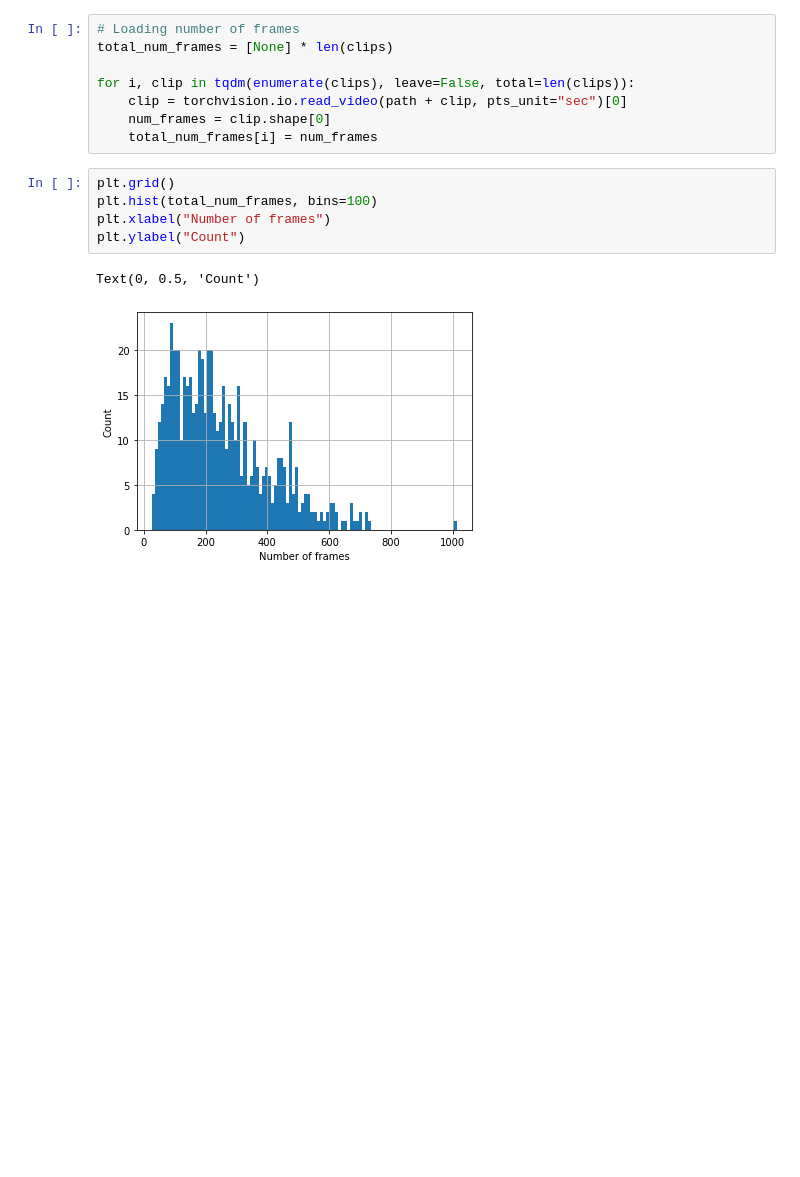
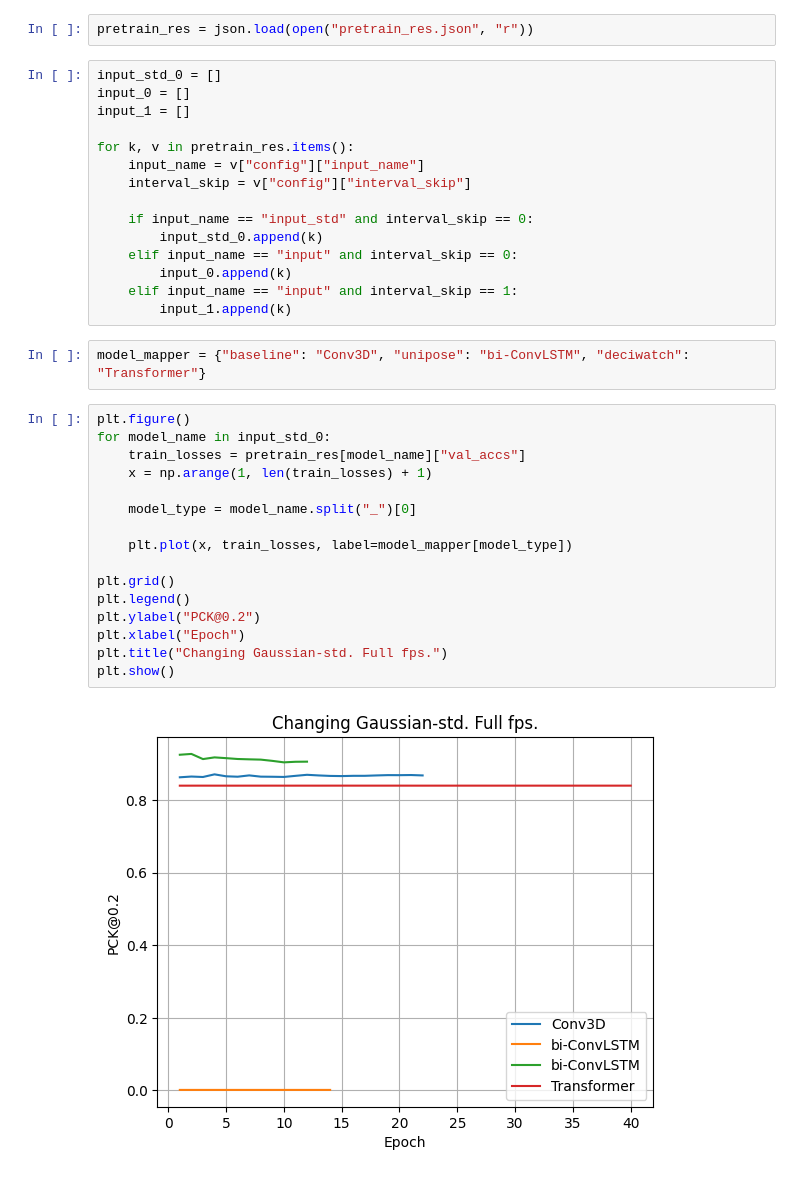
Before and after one commit to AndreOskarAndersen/master_thesis, a Jupyter notebook: src/visualization/data.ipynb, the cells around one changed output. Cells and saved outputs as stored; diff of their text form; blank space fills up the shorter version.

```diff
--- a/src/visualization/data.ipynb
+++ b/src/visualization/data.ipynb
@@ -10,16 +5,37 @@ clips = os.listdir(path)
-# %%
-# Loading number of frames
-total_num_frames = [None] * len(clips)
-
-for i, clip in tqdm(enumerate(clips), leave=False, total=len(clips)):
-    clip = torchvision.io.read_video(path + clip, pts_unit="sec")[0]
-    num_frames = clip.shape[0]
-    total_num_frames[i] = num_frames
-# %%
-plt.grid()
-plt.hist(total_num_frames, bins=100)
-plt.xlabel("Number of frames")
-plt.ylabel("Count")
-# %% [output]
-Text(0, 0.5, 'Count')
-[figure, removed]
+# %%
+pretrain_res = json.load(open("pretrain_res.json", "r"))
+# %%
+input_std_0 = []
+input_0 = []
+input_1 = []
+
+for k, v in pretrain_res.items():
+    input_name = v["config"]["input_name"]
+    interval_skip = v["config"]["interval_skip"]
+
+    if input_name == "input_std" and interval_skip == 0:
+        input_std_0.append(k)
+    elif input_name == "input" and interval_skip == 0:
+        input_0.append(k)
+    elif input_name == "input" and interval_skip == 1:
+        input_1.append(k)
+# %%
+model_mapper = {"baseline": "Conv3D", "unipose": "bi-ConvLSTM", "deciwatch": "Transformer"}
+# %%
+plt.figure()
+for model_name in input_std_0:
+    train_losses = pretrain_res[model_name]["val_accs"]
+    x = np.arange(1, len(train_losses) + 1)
+
+    model_type = model_name.split("_")[0]
+
+    plt.plot(x, train_losses, label=model_mapper[model_type])
+
+plt.grid()
+plt.legend()
+plt.ylabel("PCK@0.2")
+plt.xlabel("Epoch")
+plt.title("Changing Gaussian-std. Full fps.")
+plt.show()
+# %% [output]
+[figure, added]
```
Also changed, not shown: parts of 4 cells of this notebook, 1 other file.
